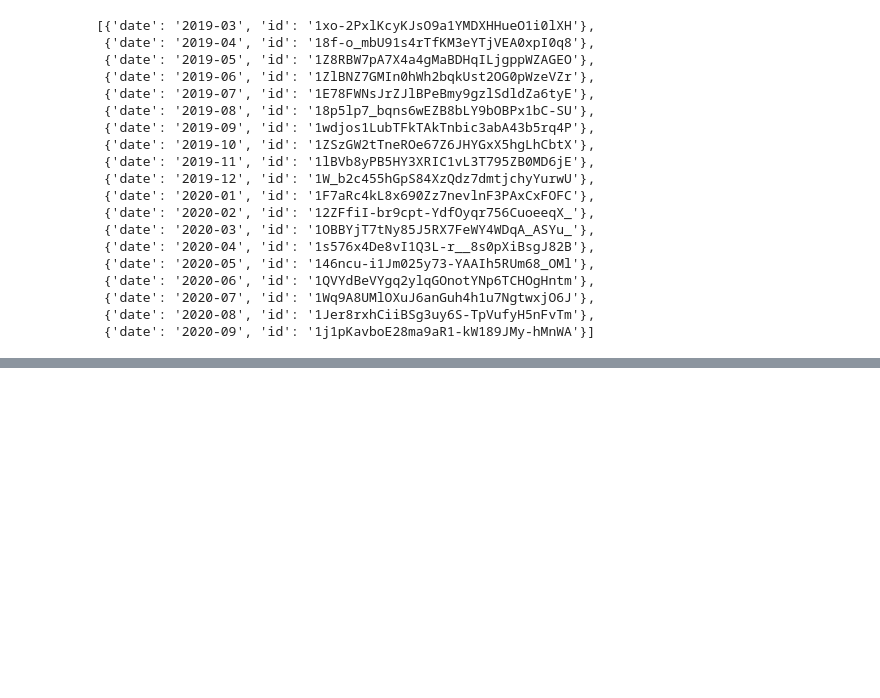
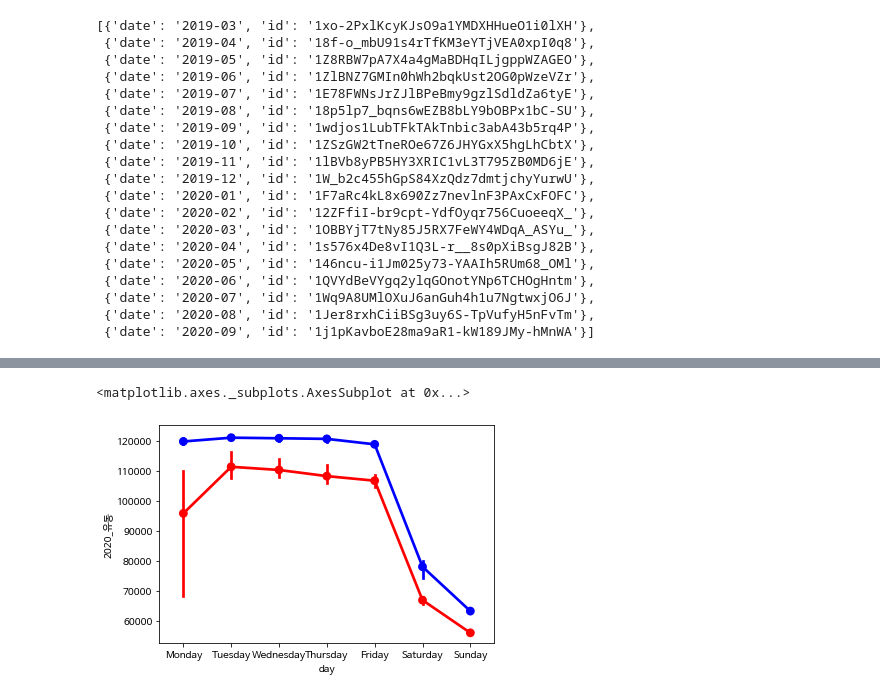
Before and after one commit to wiv33/A-Learning-python, a Jupyter notebook: machine-learning/_000_hello_machine/_000_basic/_008_pandas/_002_moving_population.ipynb, the cells around one changed output, grey strips where cells are left out. Saved outputs shown, nothing was run; the diff lists cells and outputs as text; code cells hidden in the pictures; blank space fills up the shorter version.

```diff
--- a/machine-learning/_000_hello_machine/_000_basic/_008_pandas/_002_moving_population.ipynb
+++ b/machine-learning/_000_hello_machine/_000_basic/_008_pandas/_002_moving_population.ipynb
@@ -281,0 +345,6 @@ sns.jointplot(l[0][1])
+# %%
+sns.pointplot(data=df_merge, x='day', y='2019_유동', color='blue')
+sns.pointplot(data=df_merge, x='day', y='2020_유동', color='red')
+# %% [output]
+<matplotlib.axes._subplots.AxesSubplot at 0x...>
+[figure, added]
```
Also changed, not shown: parts of 44 cells of this notebook.
